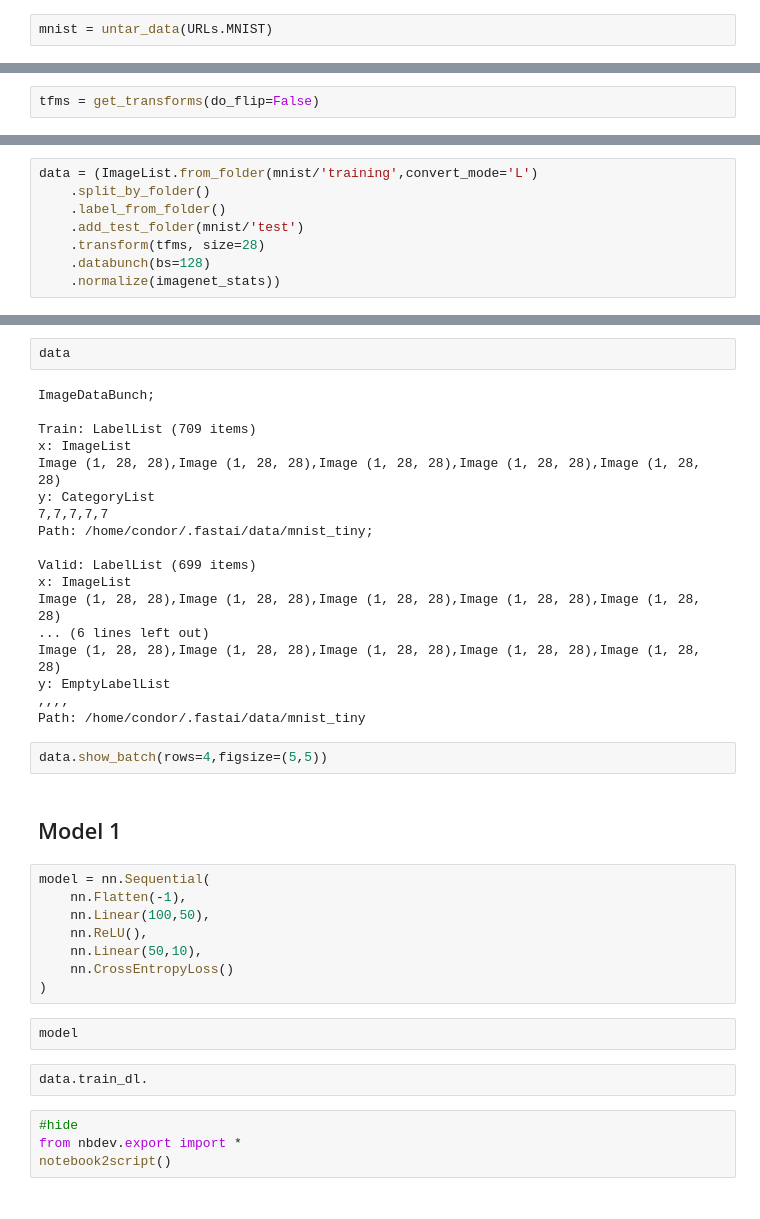
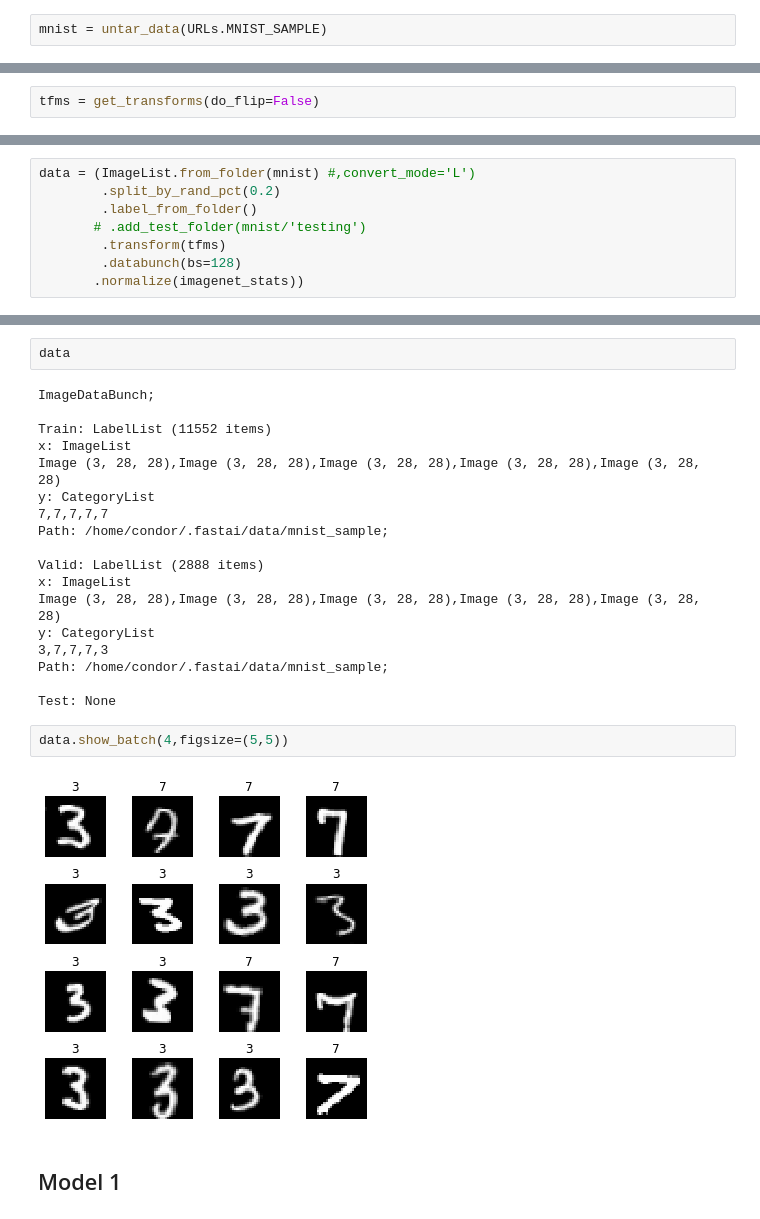
Before and after one commit to kdorichev/deeplearning, a Jupyter notebook: 01_mnist.ipynb, the cells around one changed output, grey strips where cells are left out. Drawn from its saved outputs; the diff is of its cells as text.

```diff
--- a/01_mnist.ipynb
+++ b/01_mnist.ipynb
@@ -8,5 +8,5 @@ from fastai.vision import *
 # %% [markdown]
 ## Data preparation
 # %%
-mnist = untar_data(URLs.MNIST)
+mnist = untar_data(URLs.MNIST_SAMPLE)
 # %%
@@ -31,8 +32,8 @@ ImageList.from_folder?
 # %%
-data = (ImageList.from_folder(mnist/'training',convert_mode='L')
-    .split_by_folder()
-    .label_from_folder()
-    .add_test_folder(mnist/'test')
-    .transform(tfms, size=28)
-    .databunch(bs=128)
-    .normalize(imagenet_stats))
+data = (ImageList.from_folder(mnist) #,convert_mode='L')
+        .split_by_rand_pct(0.2)
+        .label_from_folder()
+       # .add_test_folder(mnist/'testing')
+        .transform(tfms)
+        .databunch(bs=128)
+       .normalize(imagenet_stats))
@@ -44,38 +42,24 @@ data
 # %% [output]
 ImageDataBunch;
 
-Train: LabelList (709 items)
+Train: LabelList (11552 items)
 x: ImageList
-Image (1, 28, 28),Image (1, 28, 28),Image (1, 28, 28),Image (1, 28, 28),Image (1, 28, 28)
+Image (3, 28, 28),Image (3, 28, 28),Image (3, 28, 28),Image (3, 28, 28),Image (3, 28, 28)
 y: CategoryList
 7,7,7,7,7
-Path: /home/condor/.fastai/data/mnist_tiny;
+Path: /home/condor/.fastai/data/mnist_sample;
 
-Valid: LabelList (699 items)
+Valid: LabelList (2888 items)
 x: ImageList
-Image (1, 28, 28),Image (1, 28, 28),Image (1, 28, 28),Image (1, 28, 28),Image (1, 28, 28)
-... (6 lines left out)
-Image (1, 28, 28),Image (1, 28, 28),Image (1, 28, 28),Image (1, 28, 28),Image (1, 28, 28)
-y: EmptyLabelList
-,,,,
-Path: /home/condor/.fastai/data/mnist_tiny
+Image (3, 28, 28),Image (3, 28, 28),Image (3, 28, 28),Image (3, 28, 28),Image (3, 28, 28)
+y: CategoryList
+3,7,7,7,3
+Path: /home/condor/.fastai/data/mnist_sample;
+
+Test: None
 # %%
-data.show_batch(rows=4,figsize=(5,5))
+data.show_batch(4,figsize=(5,5))
+# %% [output]
+[figure, added]
 # %% [markdown]
 ## Model 1
-# %%
-model = nn.Sequential(
-    nn.Flatten(-1),
-    nn.Linear(100,50),
-    nn.ReLU(),
-    nn.Linear(50,10),
-    nn.CrossEntropyLoss()
-)
-# %%
-model
-# %%
-data.train_dl.
-# %%
-#hide
-from nbdev.export import *
-notebook2script()
```
Also changed, not shown: parts of 9 cells of this notebook, 1 other file.
